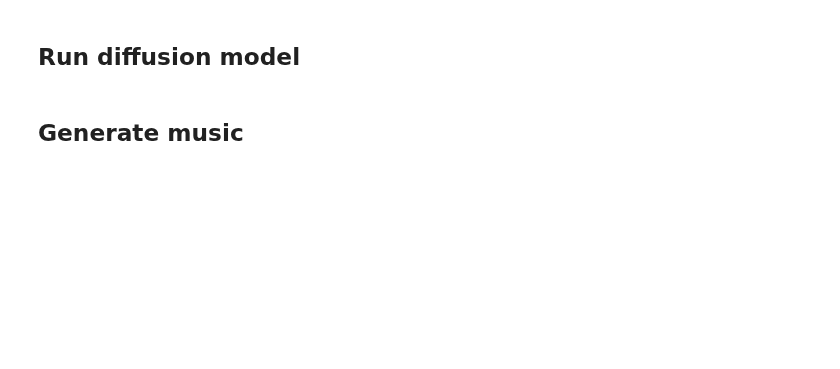
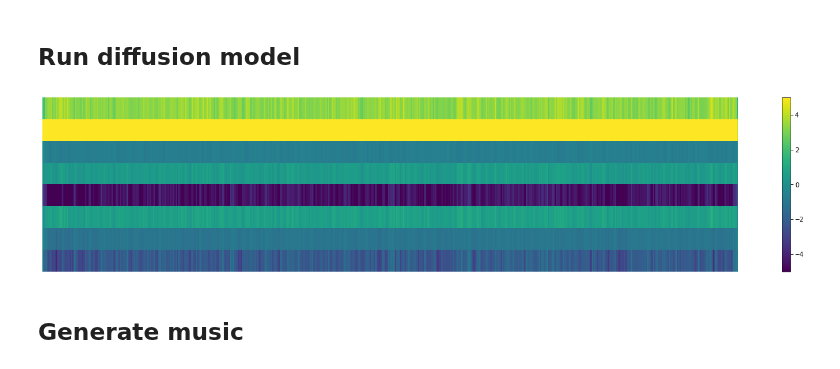
Before and after one commit to VovaTch/Infected_hdiff, a Jupyter notebook: test_diff_lvl1.ipynb, the cells around one changed output. Cells and saved outputs as stored; diff of their text form; code cells hidden in the pictures; blank space fills up the shorter version.

```diff
--- a/test_diff_lvl1.ipynb
+++ b/test_diff_lvl1.ipynb
@@ -90,14 +115,16 @@ plt.show()
 # %%
 with torch.no_grad():
     random_noise_start = torch.randn_like(lvl2_sample)
-    sample_with_random = random_noise_start * 3.5 + lvl2_sample * 0.5
+    sample_with_random = random_noise_start * 0.0 + lvl2_sample * 1.0
     lvl2_latent_gen = model_diffusion.denoise(sample_with_random.unsqueeze(0).to(device), {1: 2, 0: 50}).squeeze(0)
 
 plt.figure(figsize=(25, 5))
 plt.matshow(lvl2_latent_gen.cpu().detach().numpy(), fignum=1, aspect='auto', vmin=-5, vmax=5.0)
 plt.colorbar()
 plt.axis('off')
 plt.show()
+# %% [output]
+[figure, added]
 # %% [markdown]
 ## Generate music
 # %%
```
Also changed, not shown: parts of 3 cells of this notebook, 5 other files.
